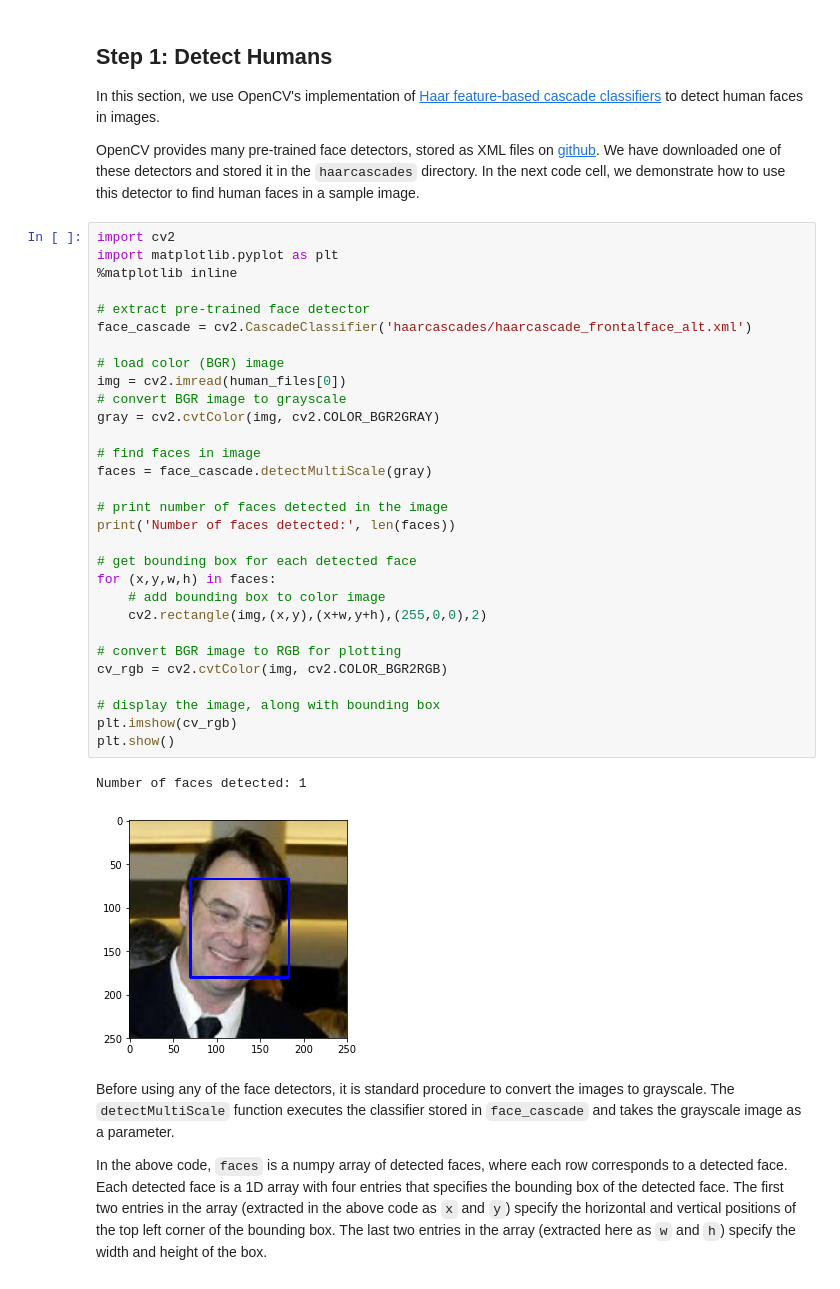
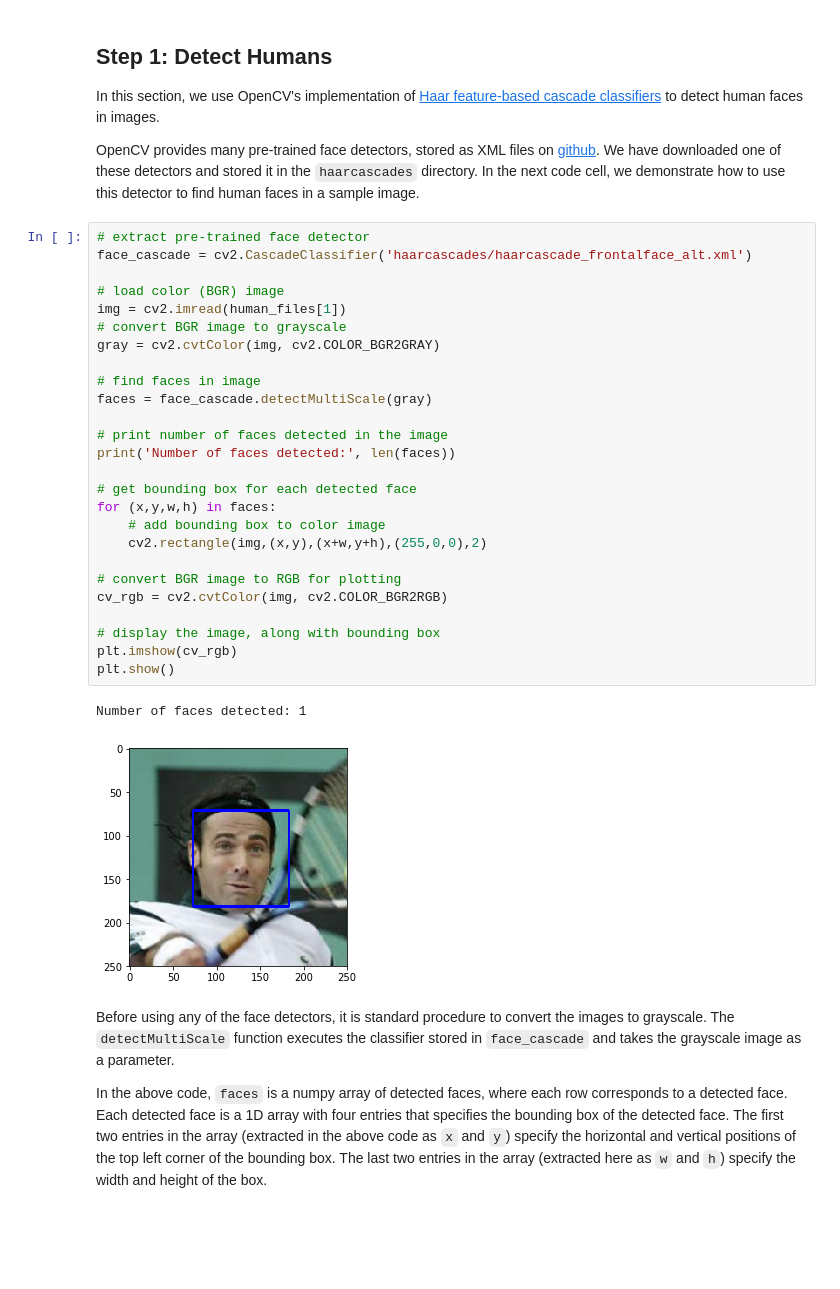
Before and after one commit to EllenZhangYarong/DataScience, a Jupyter notebook: DLND/project-dog-classification/dog_app.ipynb, the cells around one changed output. Cells and saved outputs as stored; diff of their text form; blank space fills up the shorter version.

```diff
--- a/DLND/project-dog-classification/dog_app.ipynb
+++ b/DLND/project-dog-classification/dog_app.ipynb
@@ -72,38 +109,34 @@ In this section, we use OpenCV's implementation of [Haar feature-based cascade c
 
 OpenCV provides many pre-trained face detectors, stored as XML files on [github](https://github.com/opencv/opencv/tree/master/data/haarcascades).  We have downloaded one of these detectors and stored it in the `haarcascades` directory.  In the next code cell, we demonstrate how to use this detector to find human faces in a sample image.
 # %%
-import cv2
-import matplotlib.pyplot as plt
-%matplotlib inline
-
 # extract pre-trained face detector
 face_cascade = cv2.CascadeClassifier('haarcascades/haarcascade_frontalface_alt.xml')
 
 # load color (BGR) image
-img = cv2.imread(human_files[0])
+img = cv2.imread(human_files[1])
 # convert BGR image to grayscale
 gray = cv2.cvtColor(img, cv2.COLOR_BGR2GRAY)
 
 # find faces in image
 faces = face_cascade.detectMultiScale(gray)
 
 # print number of faces detected in the image
 print('Number of faces detected:', len(faces))
 
 # get bounding box for each detected face
 for (x,y,w,h) in faces:
     # add bounding box to color image
     cv2.rectangle(img,(x,y),(x+w,y+h),(255,0,0),2)
 
 # convert BGR image to RGB for plotting
 cv_rgb = cv2.cvtColor(img, cv2.COLOR_BGR2RGB)
 
 # display the image, along with bounding box
 plt.imshow(cv_rgb)
 plt.show()
 # %% [output]
 Number of faces detected: 1
-[figure, old version]
+[figure, new version]
 # %% [markdown]
 Before using any of the face detectors, it is standard procedure to convert the images to grayscale.  The `detectMultiScale` function executes the classifier stored in `face_cascade` and takes the grayscale image as a parameter.
 
```
Also changed, not shown: parts of 23 cells of this notebook.
